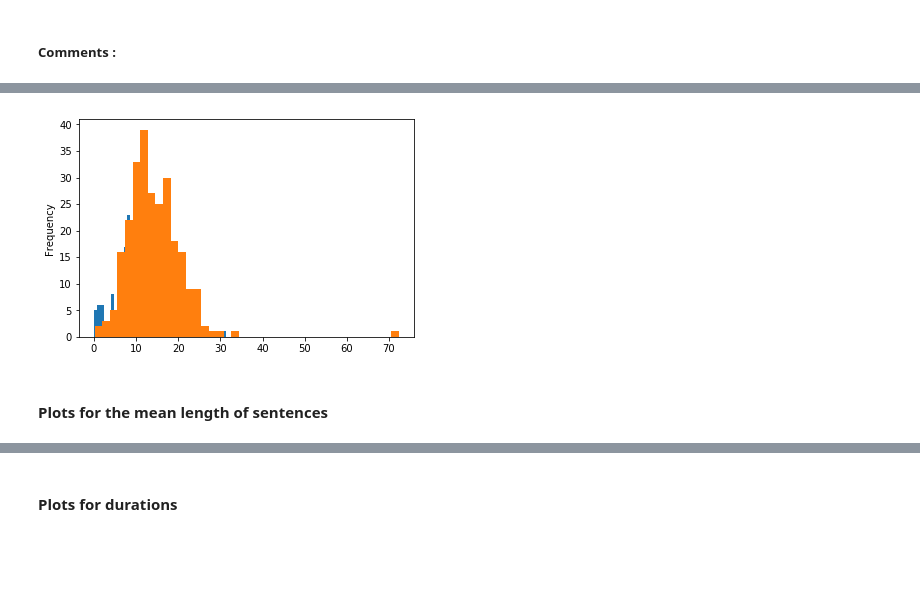
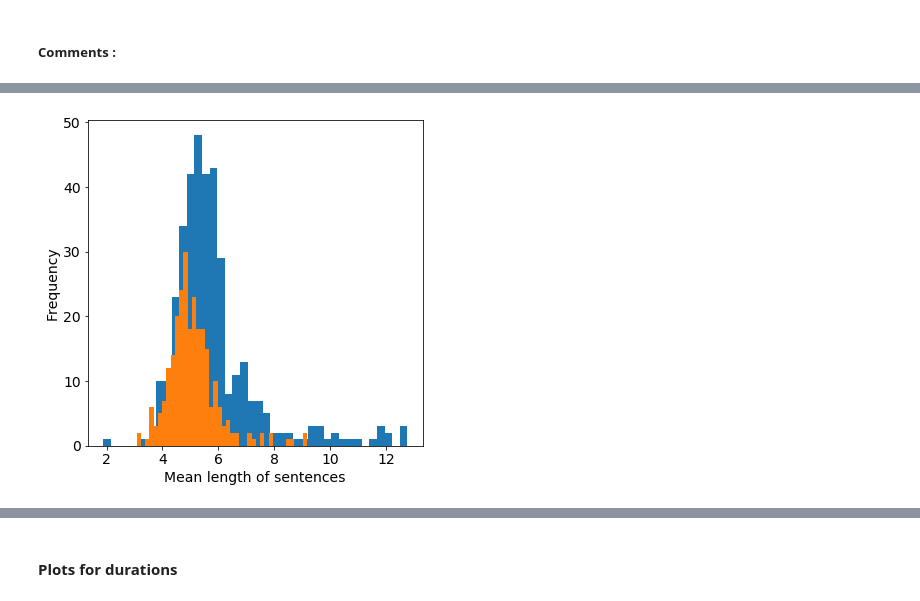
Before and after one commit to Xabitsuki/adamax, a Jupyter notebook: NotebookFinal.ipynb, the cells around one changed output, grey strips where cells are left out. Cells and saved outputs as stored; diff of their text form; code cells hidden in the pictures; blank space fills up the shorter version.

```diff
--- a/NotebookFinal.ipynb
+++ b/NotebookFinal.ipynb
@@ -695,8 +752,9 @@ ax = df_words_ratings_pd.plot.scatter("norm_num_sents", "averageRating")
 # %%
-# TODO do somtehing to visualize both
-df_words_ratings_pd[df_words_ratings_pd.averageRating >= 8]["norm_num_sents"].plot.hist(bins=40);
-df_words_ratings_pd[df_words_ratings_pd.averageRating <= 5]["norm_num_sents"].plot.hist(bins=40);
+df_words_ratings_pd[df_words_ratings_pd.averageRating >= 8]["mean_length_sentences"].plot.hist(bins=40);
+df_words_ratings_pd[df_words_ratings_pd.averageRating <= 5]["mean_length_sentences"].plot.hist(bins=40,
+                                                                                               figsize=(6,6),
+                                                                                               fontsize=14);
+plt.xlabel('Mean length of sentences', fontsize=14);
+plt.ylabel('Frequency', fontsize=14);
 # %% [output]
-[figure, old version]
+[figure, new version]
-# %% [markdown]
-#### Plots for the mean length of sentences
```
Also changed, not shown: parts of 39 cells of this notebook.
